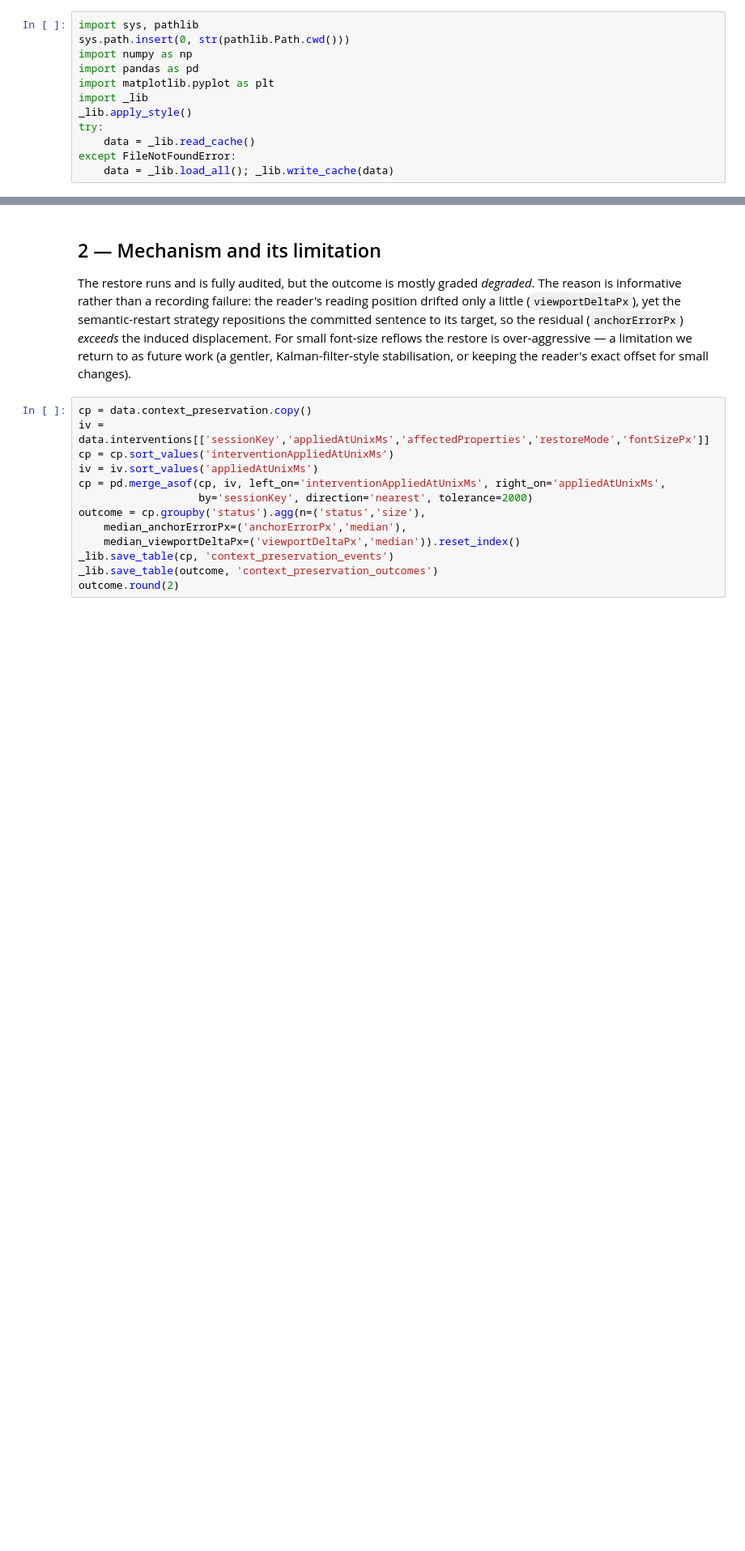
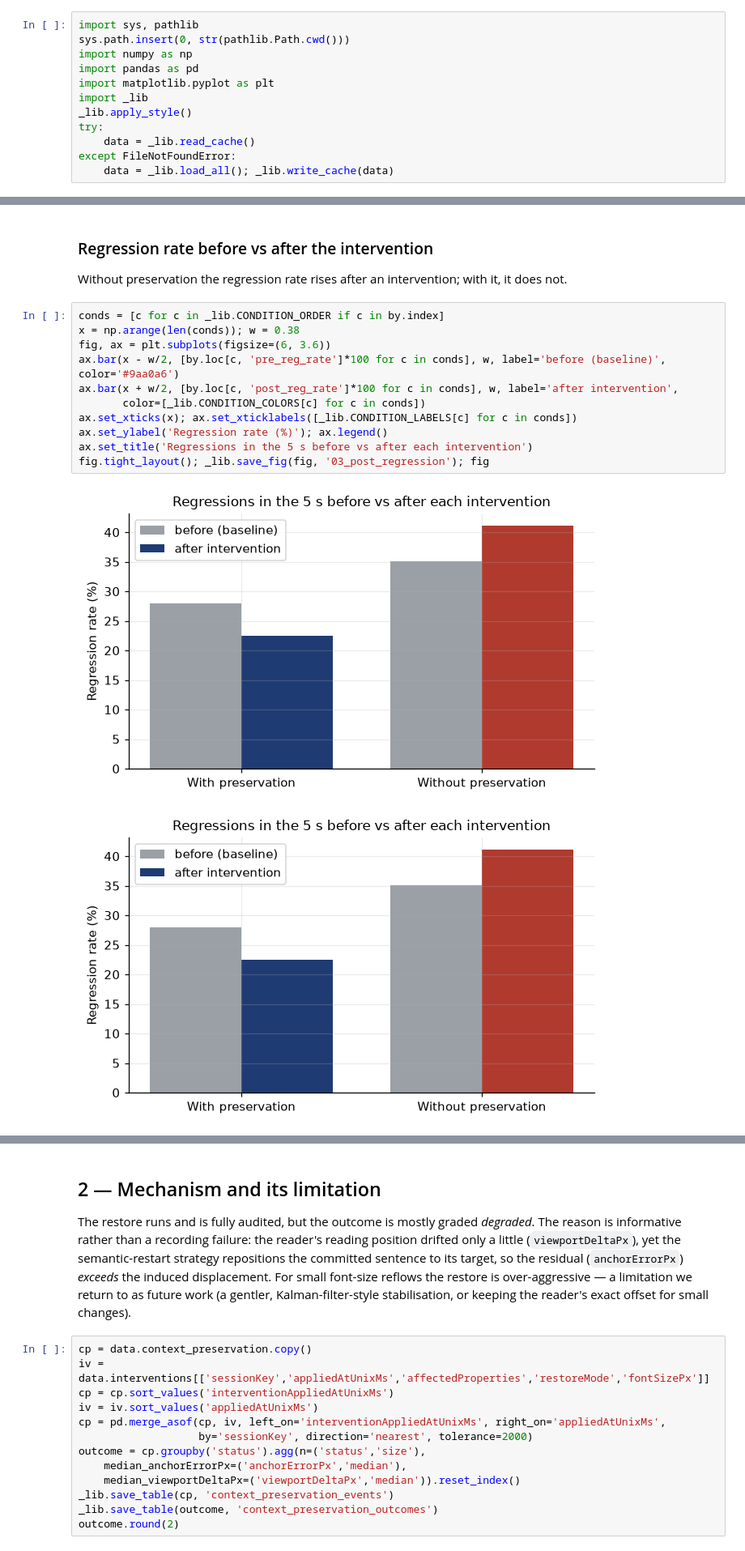
Before and after one commit to MrSachin7/reading-the-reader-monorepo, a Jupyter notebook: Experiments/analysis/03_context_preservation.ipynb, the cells around one changed output, grey strips where cells are left out. Shown at 81% size. Saved outputs shown, nothing was run; the diff lists cells and outputs as text; blank space fills up the shorter version.

```diff
--- a/Experiments/analysis/03_context_preservation.ipynb
+++ b/Experiments/analysis/03_context_preservation.ipynb
@@ -46,0 +57,17 @@ pooled.to_frame('regression_rate_pct')
+# %% [markdown]
+### Regression rate before vs after the intervention
+Without preservation the regression rate rises after an intervention; with it, it does not.
+# %%
+conds = [c for c in _lib.CONDITION_ORDER if c in by.index]
+x = np.arange(len(conds)); w = 0.38
+fig, ax = plt.subplots(figsize=(6, 3.6))
+ax.bar(x - w/2, [by.loc[c, 'pre_reg_rate']*100 for c in conds], w, label='before (baseline)', color='#9aa0a6')
+ax.bar(x + w/2, [by.loc[c, 'post_reg_rate']*100 for c in conds], w, label='after intervention',
+       color=[_lib.CONDITION_COLORS[c] for c in conds])
+ax.set_xticks(x); ax.set_xticklabels([_lib.CONDITION_LABELS[c] for c in conds])
+ax.set_ylabel('Regression rate (%)'); ax.legend()
+ax.set_title('Regressions in the 5 s before vs after each intervention')
+fig.tight_layout(); _lib.save_fig(fig, '03_post_regression'); fig
+# %% [output]
+[figure, added]
+[figure, added]
```
Also changed, not shown: parts of 10 cells of this notebook, 29 other files.
